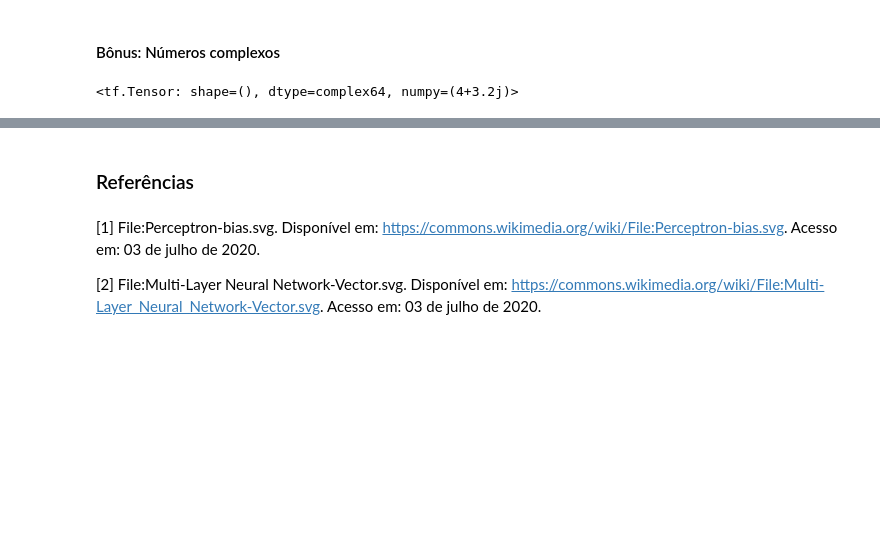
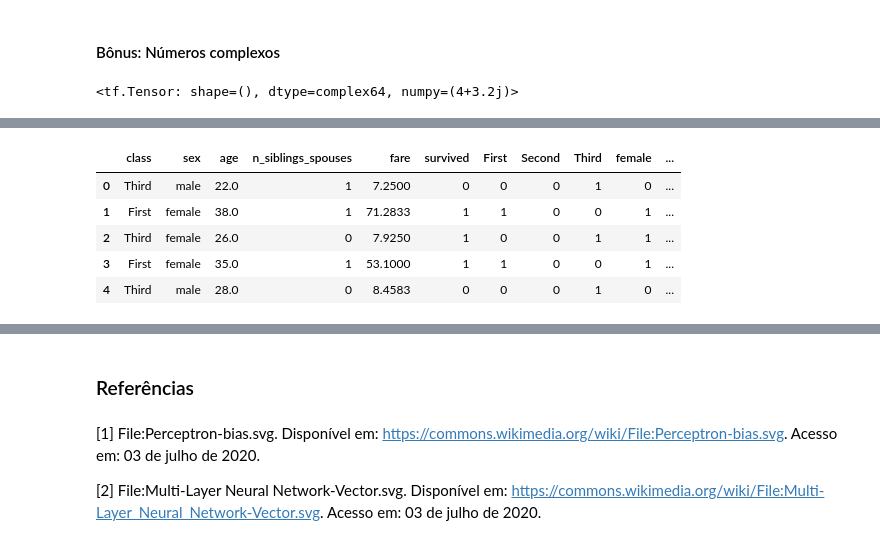
Before and after one commit to alcunha/nn-with-tf, a Jupyter notebook: Fully-Connected-Neural-Networks-with-TF.ipynb, the cells around one changed output, grey strips where cells are left out. Saved outputs shown, nothing was run; the diff lists cells and outputs as text; code cells hidden in the pictures; blank space fills up the shorter version.

```diff
--- a/Fully-Connected-Neural-Networks-with-TF.ipynb
+++ b/Fully-Connected-Neural-Networks-with-TF.ipynb
@@ -209,0 +228,9 @@ Os neurônios podem ser dispostos em camadas e várias dessas camadas podem ser
+# %%
+TITANIC_TRAIN_URL = "https://storage.googleapis.com/tf-datasets/titanic/train.csv"
+TITANIC_TEST_URL = "https://storage.googleapis.com/tf-datasets/titanic/eval.csv"
+# %%
+titanic_train_path = keras.utils.get_file('titanic_train.csv', TITANIC_TRAIN_URL)
+titanic_test_path = keras.utils.get_file('titanic_test.csv', TITANIC_TEST_URL)
+# %%
+train_df = pd.read_csv(titanic_train_path)
+train_df.head()
@@ -209,0 +244,4 @@ Os neurônios podem ser dispostos em camadas e várias dessas camadas podem ser
+# %%
+selected_columns = ['class', 'sex', 'age', 'n_siblings_spouses', 'fare', 'survived']
+train_df = train_df[selected_columns]
+train_df.head()
@@ -209,0 +272,10 @@ Os neurônios podem ser dispostos em camadas e várias dessas camadas podem ser
+# %%
+train_df = pd.concat([train_df, pd.get_dummies(train_df['class']), pd.get_dummies(train_df['sex'])], axis=1)
+train_df.head()
+# %% [output]
+|  | class | sex | age | n_siblings_spouses | fare | survived | First | Second | Third | female | ... |
+| 0 | Third | male | 22.0 | 1 | 7.2500 | 0 | 0 | 0 | 1 | 0 | ... |
+| 1 | First | female | 38.0 | 1 | 71.2833 | 1 | 1 | 0 | 0 | 1 | ... |
+| 2 | Third | female | 26.0 | 0 | 7.9250 | 1 | 0 | 0 | 1 | 1 | ... |
+| 3 | First | female | 35.0 | 1 | 53.1000 | 1 | 1 | 0 | 0 | 1 | ... |
+| 4 | Third | male | 28.0 | 0 | 8.4583 | 0 | 0 | 0 | 1 | 0 | ... |
```
Also changed, not shown: parts of 16 cells of this notebook.
